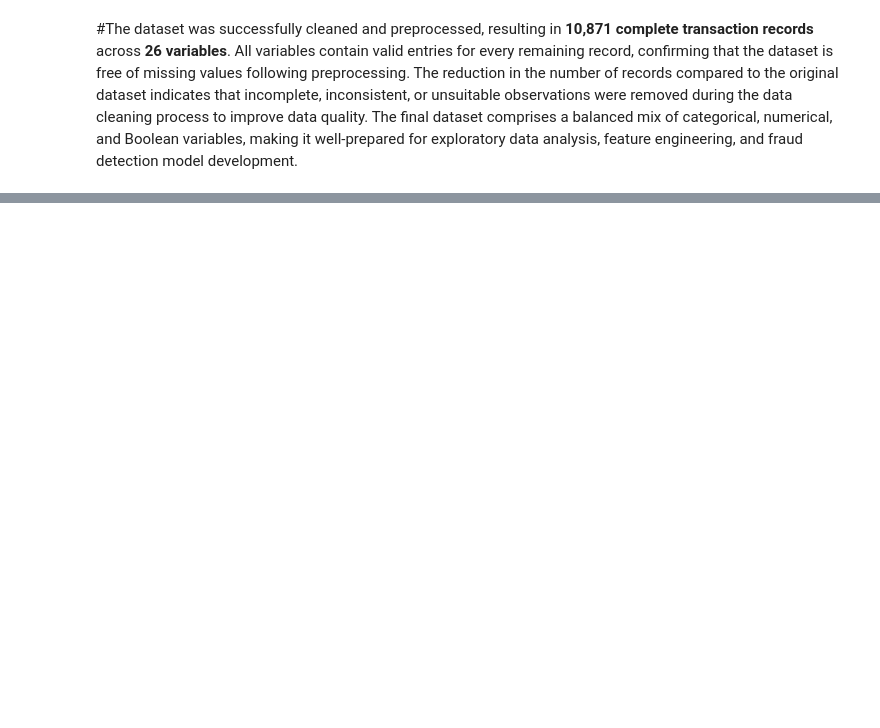
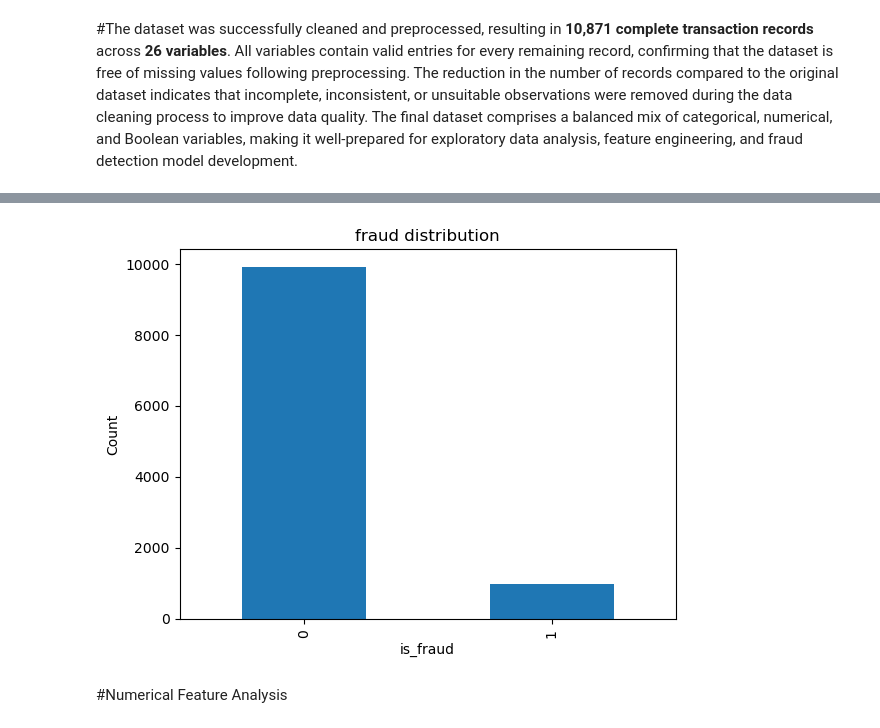
Before and after one commit to Khanky1996/Novapay-fraudlent, a Jupyter notebook: Novapay-fraudlent/notebook/EDA.ipynb, the cells around one changed output, grey strips where cells are left out. Saved outputs shown, nothing was run; the diff lists cells and outputs as text; code cells hidden in the pictures; blank space fills up the shorter version.

```diff
--- a/Novapay-fraudlent/notebook/EDA.ipynb
+++ b/Novapay-fraudlent/notebook/EDA.ipynb
@@ -41,0 +234,6 @@ sns.heatmap(df.isnull(), cbar=True, cmap="magma_r");
+# %%
+df['ip_country'] = df['ip_country'].replace('unknown', np.nan)
+df['ip_country']=df['ip_country'].replace(['nan'], np.nan)
+df['ip_country']=df['ip_country'].replace(['NAN'], np.nan)
+df['ip_country'] = df['ip_country'].fillna(df['ip_country'].mode()[0])
+df["ip_country"].value_counts()
@@ -91,0 +460,10 @@ memory usage: 2.1+ MB
+# %%
+df['is_fraud'].value_counts().plot(kind='bar')
+plt.title('fraud distribution')
+plt.xlabel('is_fraud')
+plt.ylabel('Count')
+plt.show()
+# %% [output]
+[figure, added]
+# %% [markdown]
+#Numerical Feature Analysis
```
Also changed, not shown: parts of 40 cells of this notebook.
